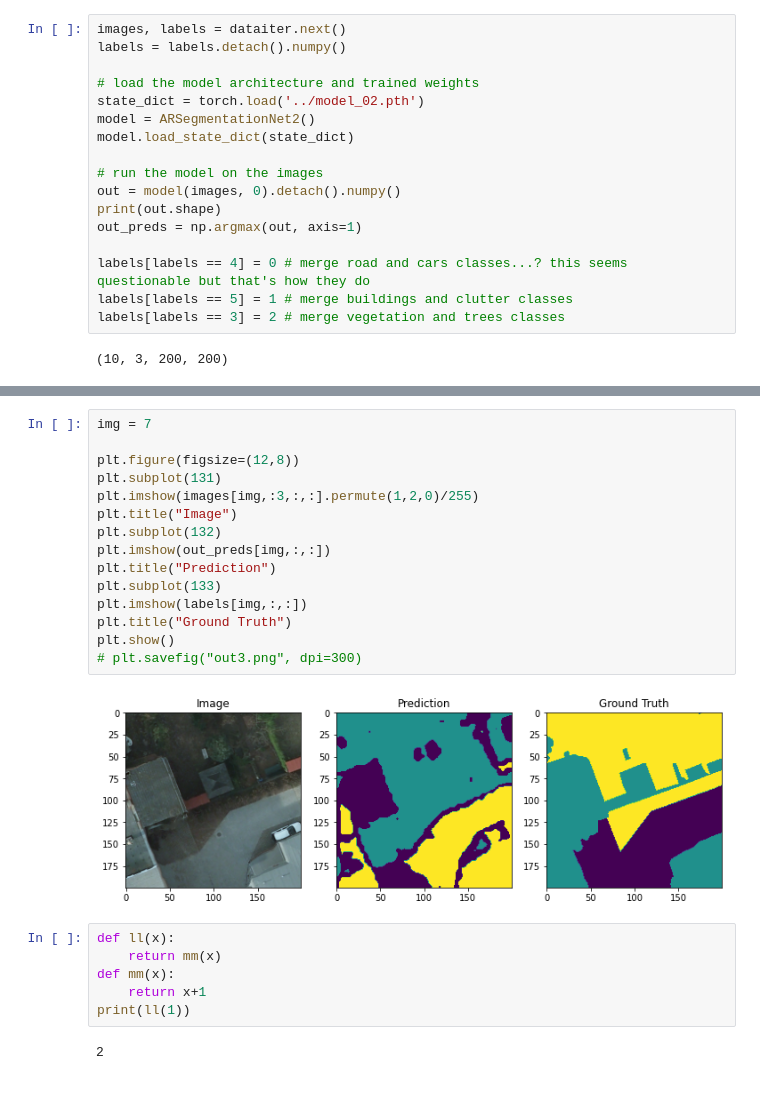
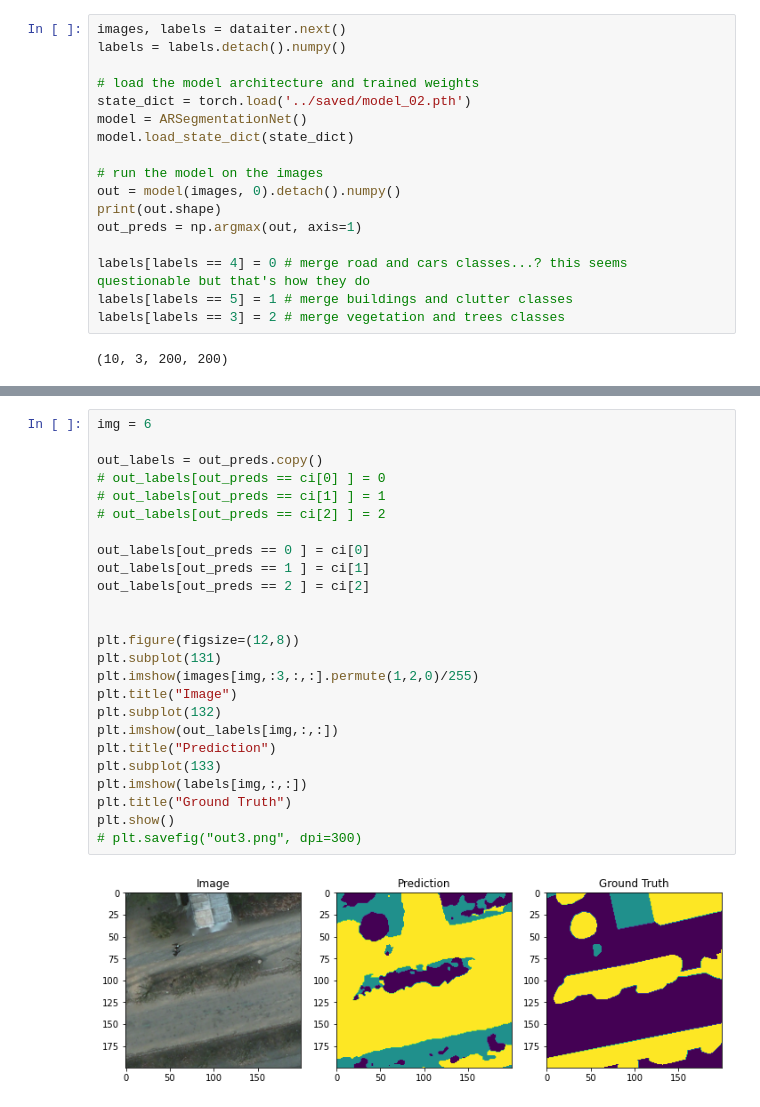
Before and after one commit to Max-Manning/autoregunsupseg, a Jupyter notebook: notebooks/Check_model.ipynb, the cells around one changed output, grey strips where cells are left out. Drawn from its saved outputs; the diff is of its cells as text.

```diff
--- a/notebooks/Check_model.ipynb
+++ b/notebooks/Check_model.ipynb
@@ -34,8 +34,8 @@ images, labels = dataiter.next()
 labels = labels.detach().numpy()
 
 # load the model architecture and trained weights
-state_dict = torch.load('../model_02.pth')
-model = ARSegmentationNet2()
+state_dict = torch.load('../saved/model_02.pth')
+model = ARSegmentationNet()
 model.load_state_dict(state_dict)
 
 # run the model on the images
@@ -51,25 +95,27 @@ labels[labels == 3] = 2 # merge vegetation and trees classes
 # %%
-img = 7
+img = 6
+
+out_labels = out_preds.copy()
+# out_labels[out_preds == ci[0] ] = 0
+# out_labels[out_preds == ci[1] ] = 1
+# out_labels[out_preds == ci[2] ] = 2
+
+out_labels[out_preds == 0 ] = ci[0]
+out_labels[out_preds == 1 ] = ci[1]
+out_labels[out_preds == 2 ] = ci[2]
+
 
 plt.figure(figsize=(12,8))
 plt.subplot(131)
 plt.imshow(images[img,:3,:,:].permute(1,2,0)/255)
 plt.title("Image")
 plt.subplot(132)
-plt.imshow(out_preds[img,:,:])
+plt.imshow(out_labels[img,:,:])
 plt.title("Prediction")
 plt.subplot(133)
 plt.imshow(labels[img,:,:])
 plt.title("Ground Truth")
 plt.show()
 # plt.savefig("out3.png", dpi=300)
 # %% [output]
-[figure, old version]
+[figure, new version]
-# %%
-def ll(x):
-    return mm(x)
-def mm(x):
-    return x+1
-print(ll(1))
-# %% [output]
-2
```
Also changed, not shown: parts of 5 cells of this notebook, 8 other files.
